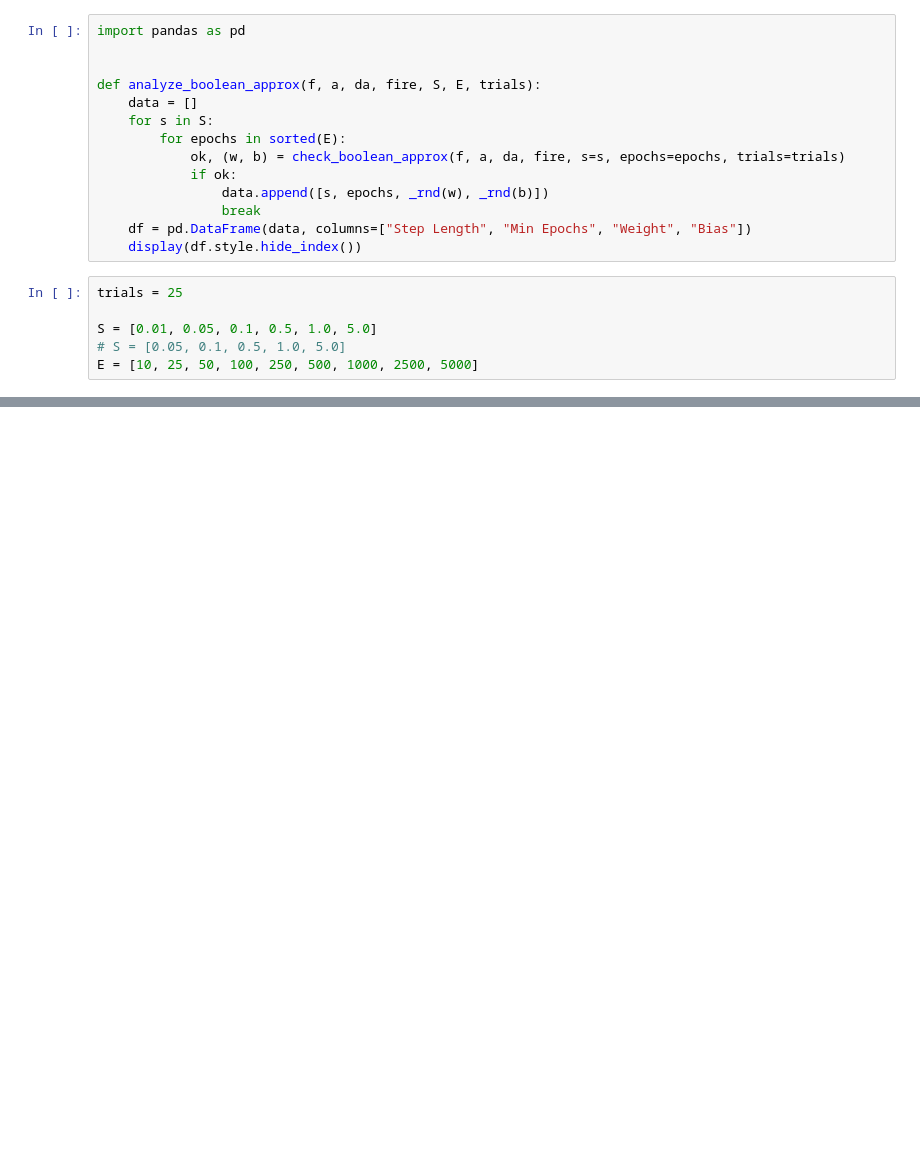
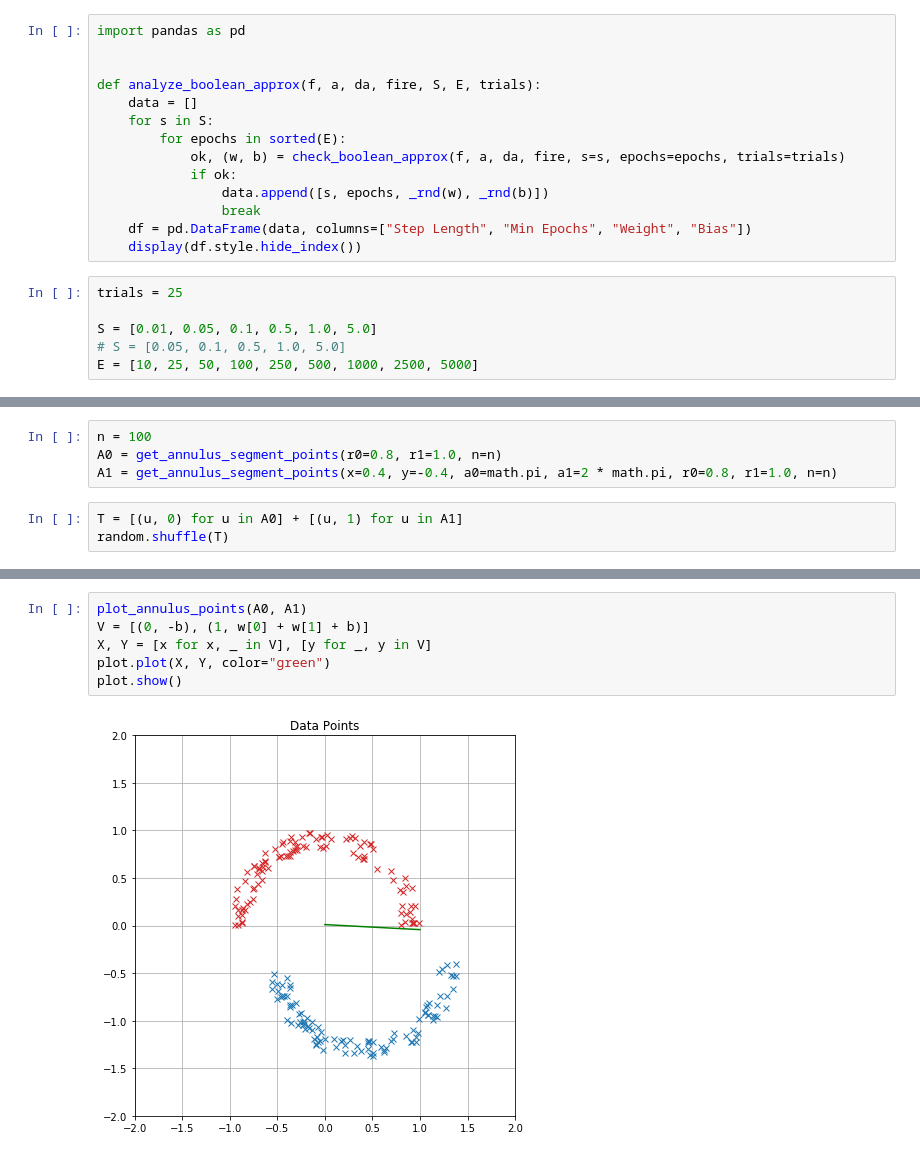
Before and after one commit to apefind/math, a Jupyter notebook: notebook/neural_networks.ipynb, the cells around one changed output, grey strips where cells are left out. Saved outputs shown, nothing was run; the diff lists cells and outputs as text; blank space fills up the shorter version.

```diff
--- a/notebook/neural_networks.ipynb
+++ b/notebook/neural_networks.ipynb
@@ -531,0 +558,7 @@ analyze_boolean_approx(NAND, a, da, fire, S, E, trials)
+# %%
+n = 100
+A0 = get_annulus_segment_points(r0=0.8, r1=1.0, n=n)
+A1 = get_annulus_segment_points(x=0.4, y=-0.4, a0=math.pi, a1=2 * math.pi, r0=0.8, r1=1.0, n=n)
+# %%
+T = [(u, 0) for u in A0] + [(u, 1) for u in A1]
+random.shuffle(T)
@@ -531,0 +581,8 @@ analyze_boolean_approx(NAND, a, da, fire, S, E, trials)
+# %%
+plot_annulus_points(A0, A1)
+V = [(0, -b), (1, w[0] + w[1] + b)]
+X, Y = [x for x, _ in V], [y for _, y in V]
+plot.plot(X, Y, color="green")
+plot.show()
+# %% [output]
+[figure, added]
```
Also changed, not shown: parts of 13 cells of this notebook.
